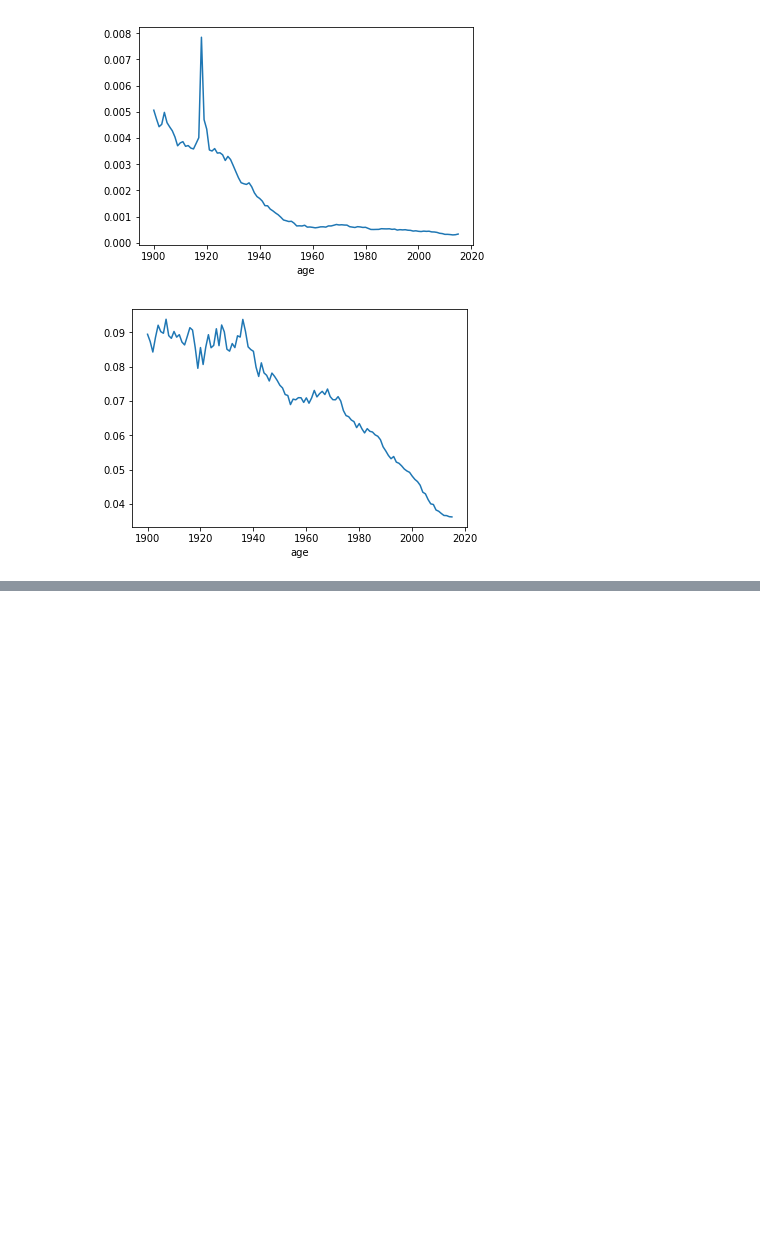
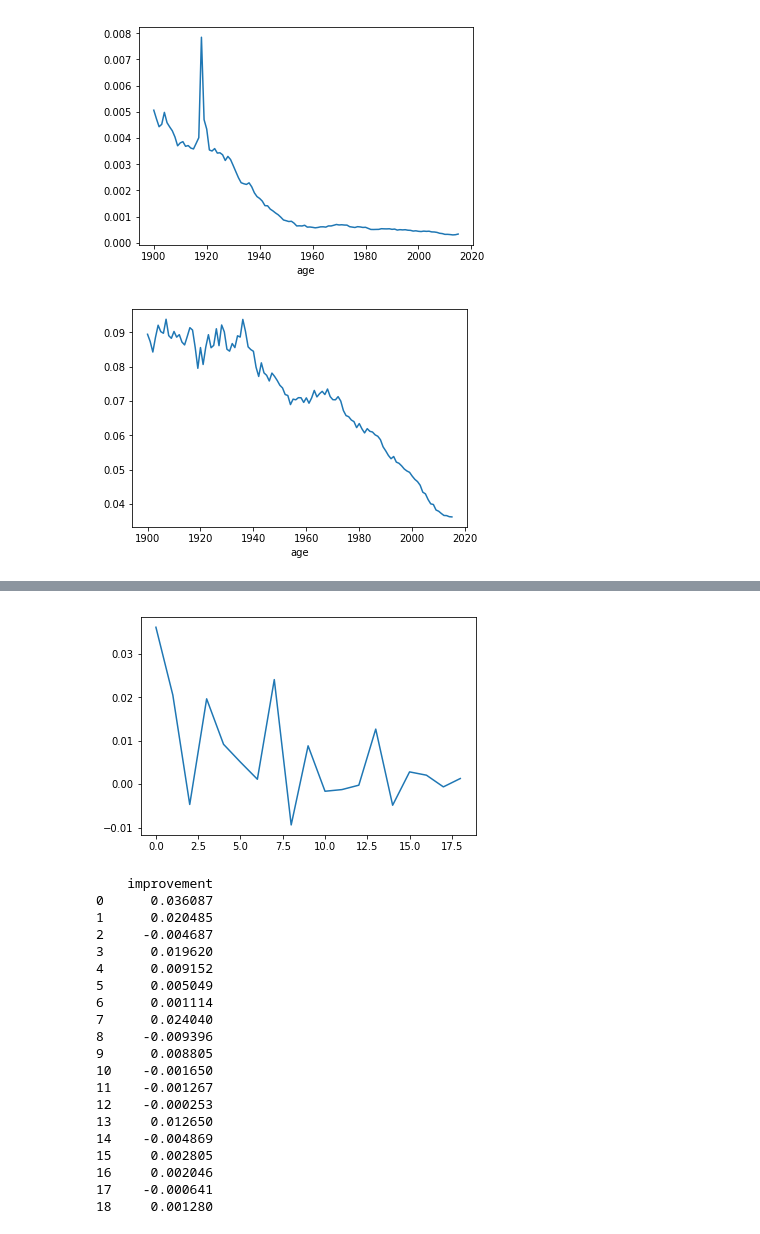
Before and after one commit to 1ScottWright/Mortality_Project, a Jupyter notebook: code/Data_load_and_clean.ipynb, the cells around one changed output, grey strips where cells are left out. Saved outputs shown, nothing was run; the diff lists cells and outputs as text; code cells hidden in the pictures; blank space fills up the shorter version.

```diff
--- a/code/Data_load_and_clean.ipynb
+++ b/code/Data_load_and_clean.ipynb
@@ -102,0 +111,24 @@ male.diff(axis=1,periods=1)
+# %%
+plot_rate_of_change(male.iloc[55,-20:])
+# %% [output]
+[figure, added]
+    improvement
+0      0.036087
+1      0.020485
+2     -0.004687
+3      0.019620
+4      0.009152
+5      0.005049
+6      0.001114
+7      0.024040
+8     -0.009396
+9      0.008805
+10    -0.001650
+11    -0.001267
+12    -0.000253
+13     0.012650
+14    -0.004869
+15     0.002805
+16     0.002046
+17    -0.000641
+18     0.001280
```
Also changed, not shown: parts of 19 cells of this notebook.
